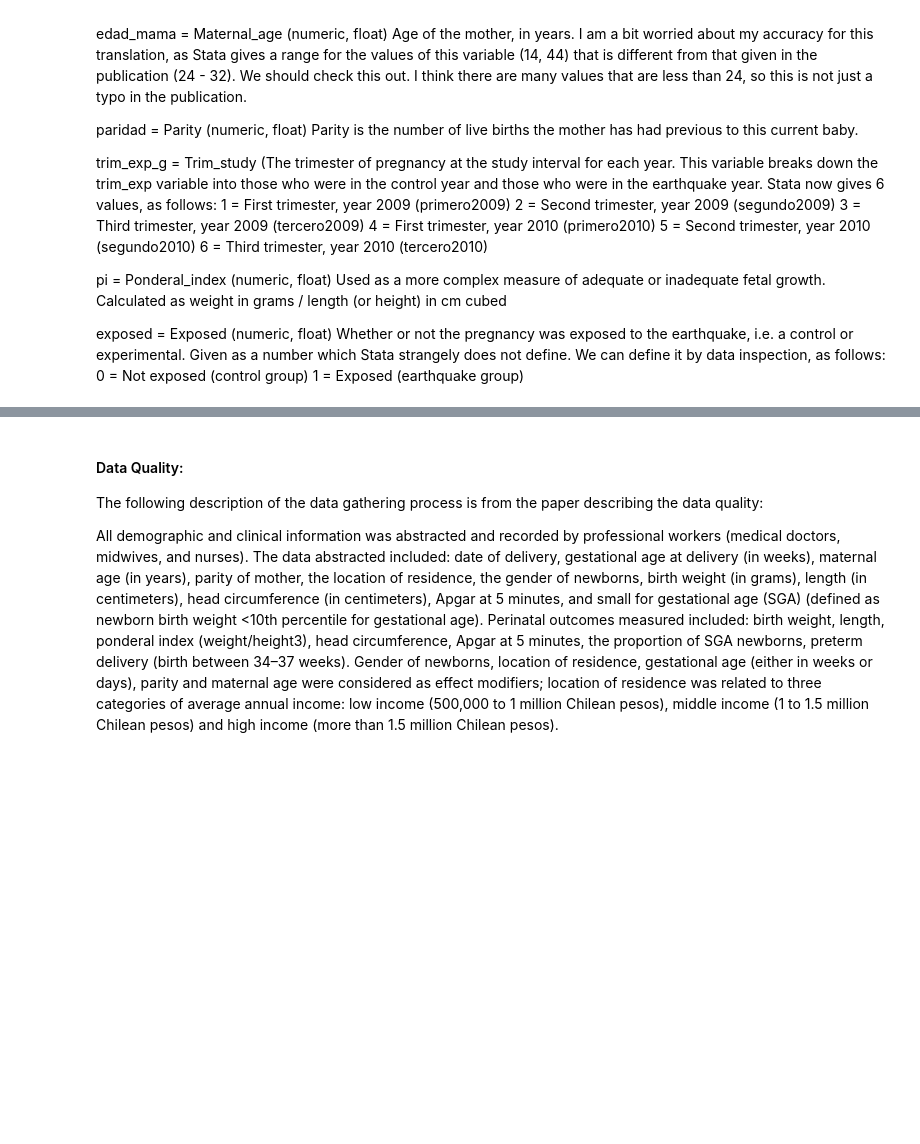
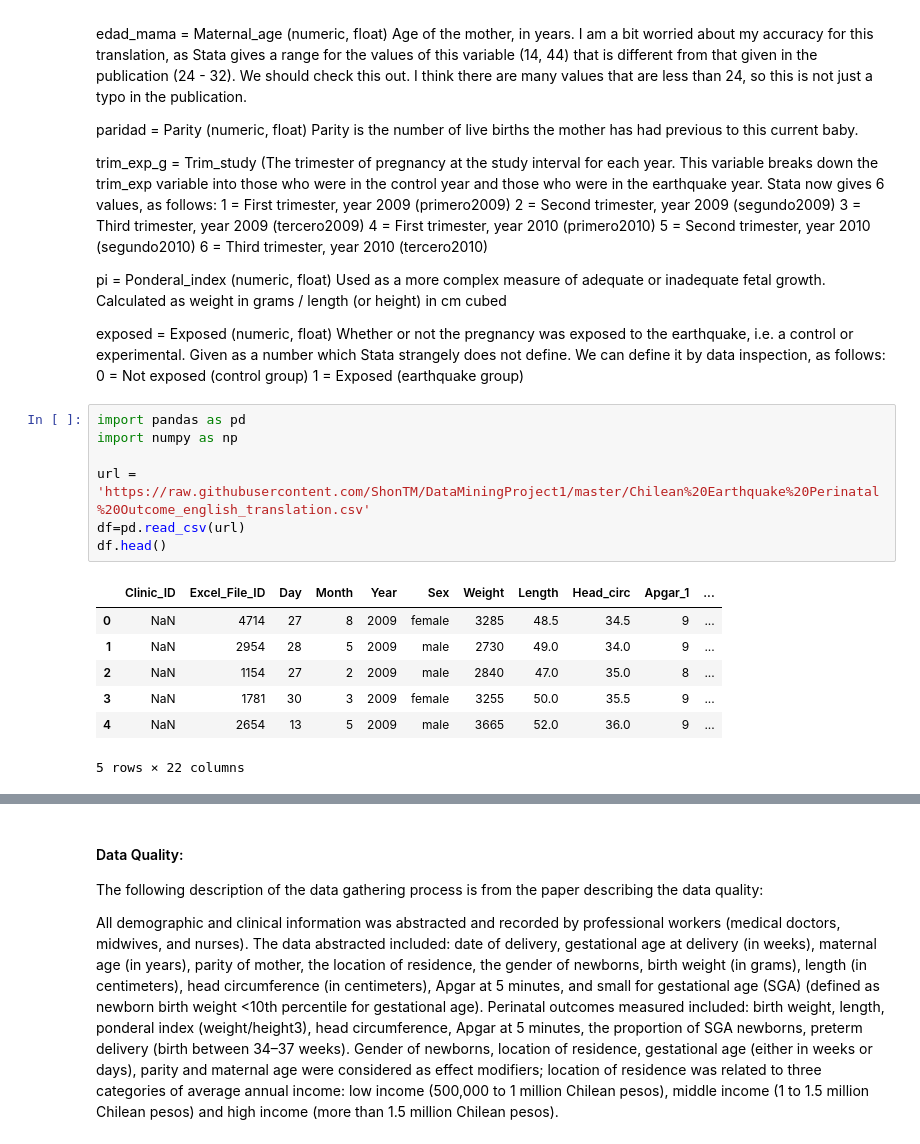
Before and after one commit to ShonTM/DataMiningProject1, a Jupyter notebook: MSDS Data Mining Project 1.ipynb, the cells around one changed output, grey strips where cells are left out. Drawn from its saved outputs; the diff is of its cells as text; blank space fills up the shorter version.

```diff
--- a/MSDS Data Mining Project 1.ipynb
+++ b/MSDS Data Mining Project 1.ipynb
@@ -140,3 +140,18 @@ exposed = Exposed (numeric, float)
     not define. We can define it by data inspection, as follows:
 	0 = Not exposed (control group)
 	1 = Exposed (earthquake group)
+# %%
+import pandas as pd
+import numpy as np
+
+url = 'https://raw.githubusercontent.com/ShonTM/DataMiningProject1/master/Chilean%20Earthquake%20Perinatal%20Outcome_english_translation.csv'
+df=pd.read_csv(url)
+df.head()
+# %% [output]
+|  | Clinic_ID | Excel_File_ID | Day | Month | Year | Sex | Weight | Length | Head_circ | Apgar_1 | ... |
+| 0 | NaN | 4714 | 27 | 8 | 2009 | female | 3285 | 48.5 | 34.5 | 9 | ... |
+| 1 | NaN | 2954 | 28 | 5 | 2009 | male | 2730 | 49.0 | 34.0 | 9 | ... |
+| 2 | NaN | 1154 | 27 | 2 | 2009 | male | 2840 | 47.0 | 35.0 | 8 | ... |
+| 3 | NaN | 1781 | 30 | 3 | 2009 | female | 3255 | 50.0 | 35.5 | 9 | ... |
+| 4 | NaN | 2654 | 13 | 5 | 2009 | male | 3665 | 52.0 | 36.0 | 9 | ... |
+5 rows × 22 columns
```
Also changed, not shown: parts of 21 cells of this notebook.
